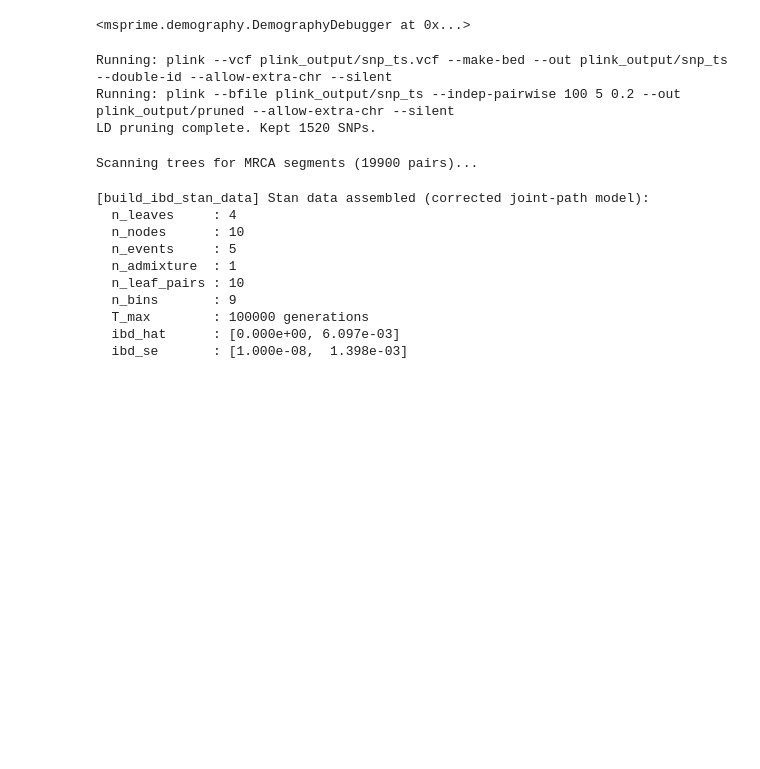
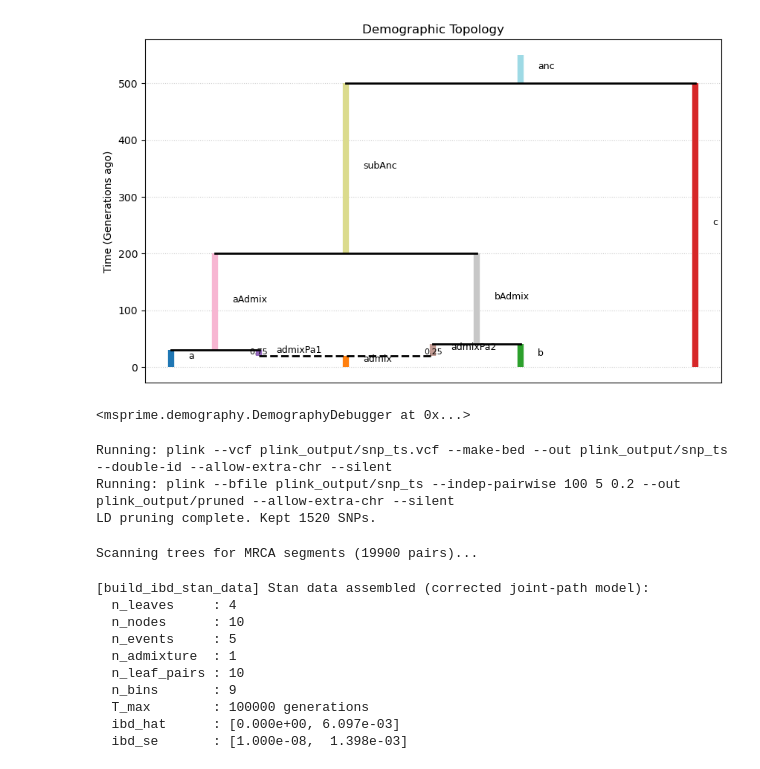
Before and after one commit to QiiiiiC/admix_stan, a Jupyter notebook: new_pipeline/example_usage.ipynb, the cells around one changed output. Saved outputs shown, nothing was run; the diff lists cells and outputs as text; code cells hidden in the pictures; blank space fills up the shorter version.

```diff
--- a/new_pipeline/example_usage.ipynb
+++ b/new_pipeline/example_usage.ipynb
@@ -70,3 +46,8 @@ d.plot_demography(scale = False)
+# %%
+# This plot is sclaed by true time
+dem.plot_demography(scale = True)
+# %% [output]
+[figure, added]
 # %%
 # For simulation block, first translate to msprime format
 from simulation_methods import to_msprime_demography
```
Also changed, not shown: parts of 12 cells of this notebook, 42 other files.
